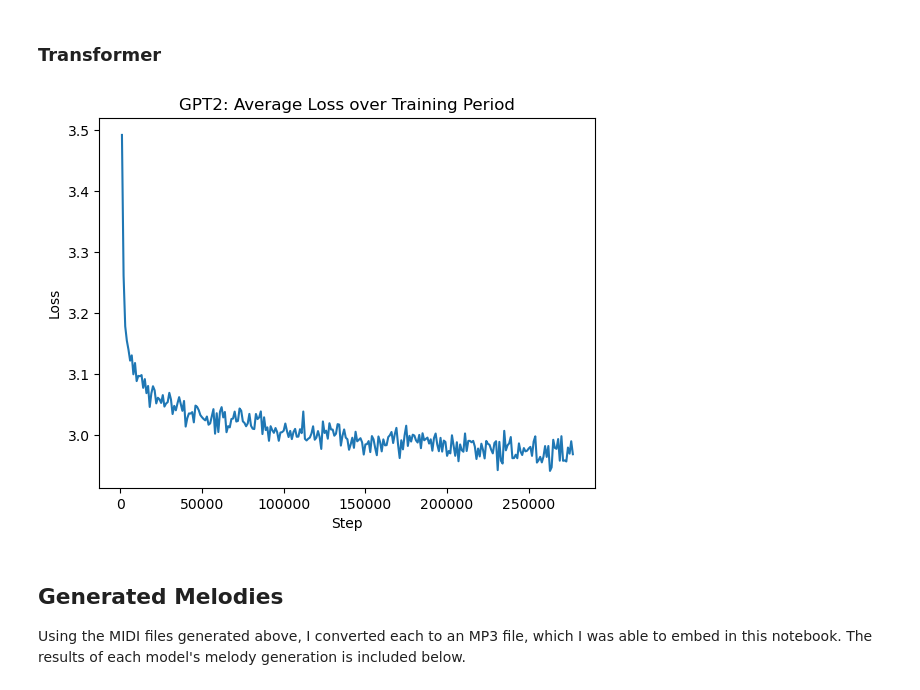
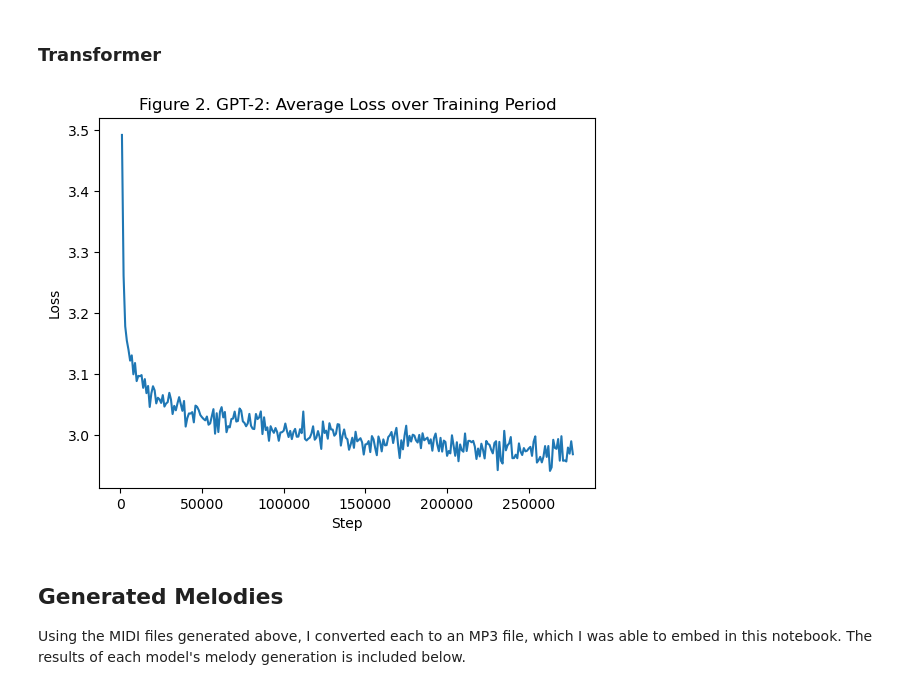
Before and after one commit to timothy-clay/nlp-melody-generation, a Jupyter notebook: melody_generation.ipynb, the cells around one changed output. Drawn from its saved outputs; the diff is of its cells as text; code cells hidden in the pictures.

```diff
--- a/melody_generation.ipynb
+++ b/melody_generation.ipynb
@@ -137,14 +145,14 @@ gpt = load_data('gpt_model.pkl')   # loads pre-trained model (to avoid having to
 # %%
 # plot loss over training period
 gpt_training_loss = pd.read_csv('gpt_training_loss.csv')
 
 plt.plot(gpt_training_loss['Step'], gpt_training_loss['Loss'])
-plt.title('GPT2: Average Loss over Training Period')
+plt.title('Figure 2. GPT-2: Average Loss over Training Period')
 plt.xlabel('Step')
 plt.ylabel('Loss')
 plt.show()
 # %% [output]
-[figure, old version]
+[figure, new version]
 # %%
 # create a 100-note melody and write it to a file
 generated = gpt.generate_melody(100)
```
Also changed, not shown: parts of 8 cells of this notebook.
